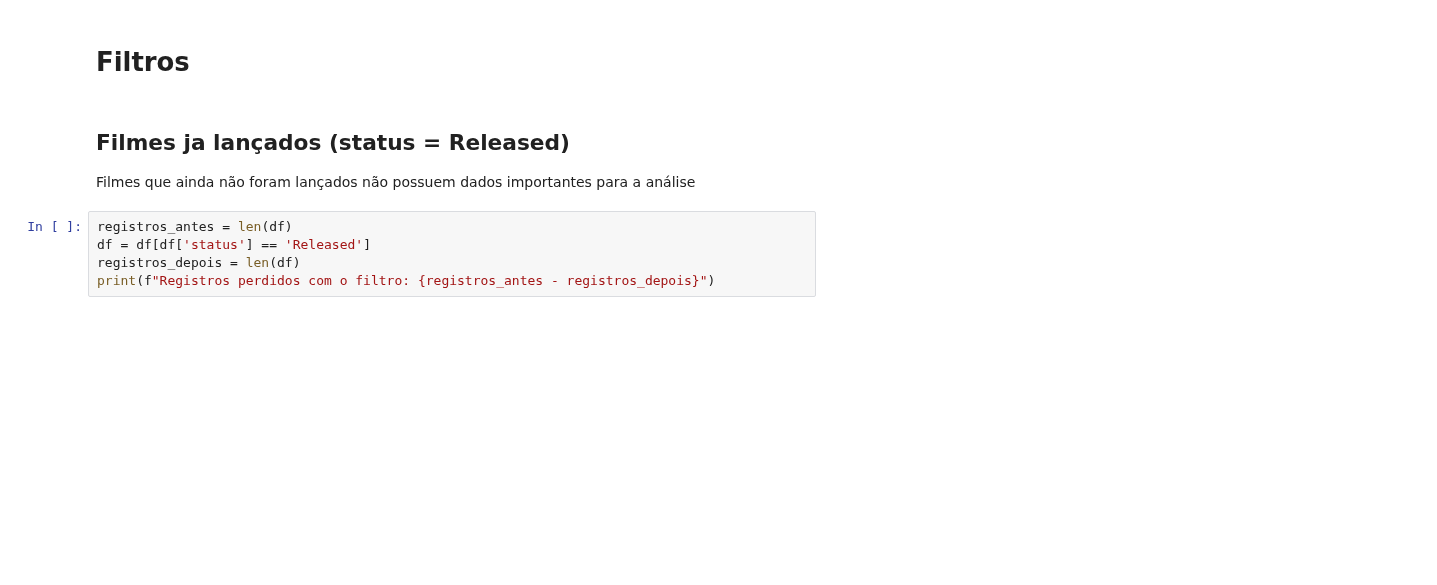
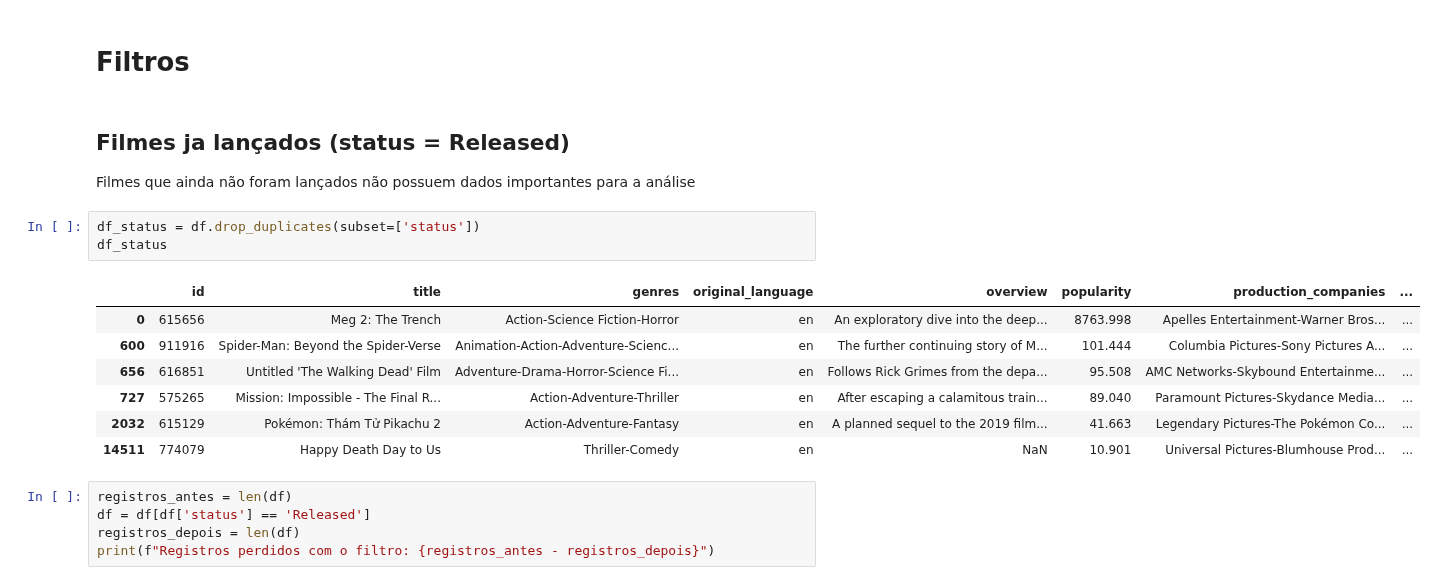
Before and after one commit to rodrigosantana24/projeto-pisi3, a Jupyter notebook: tratamento_gabriel.ipynb, the cells around one changed output. Cells and saved outputs as stored; diff of their text form; blank space fills up the shorter version.

```diff
--- a/tratamento_gabriel.ipynb
+++ b/tratamento_gabriel.ipynb
@@ -12,6 +12,17 @@ df =  pd.read_csv("movies.csv")
 # %% [markdown]
 ## Filmes ja lançados (status = Released)
 Filmes que ainda não foram lançados não possuem dados importantes para a análise
+# %%
+df_status = df.drop_duplicates(subset=['status'])
+df_status
+# %% [output]
+|  | id | title | genres | original_language | overview | popularity | production_companies | ... |
+| 0 | 615656 | Meg 2: The Trench | Action-Science Fiction-Horror | en | An exploratory dive into the deep... | 8763.998 | Apelles Entertainment-Warner Bros... | ... |
+| 600 | 911916 | Spider-Man: Beyond the Spider-Verse | Animation-Action-Adventure-Scienc... | en | The further continuing story of M... | 101.444 | Columbia Pictures-Sony Pictures A... | ... |
+| 656 | 616851 | Untitled 'The Walking Dead' Film | Adventure-Drama-Horror-Science Fi... | en | Follows Rick Grimes from the depa... | 95.508 | AMC Networks-Skybound Entertainme... | ... |
+| 727 | 575265 | Mission: Impossible - The Final R... | Action-Adventure-Thriller | en | After escaping a calamitous train... | 89.040 | Paramount Pictures-Skydance Media... | ... |
+| 2032 | 615129 | Pokémon: Thám Tử Pikachu 2 | Action-Adventure-Fantasy | en | A planned sequel to the 2019 film... | 41.663 | Legendary Pictures-The Pokémon Co... | ... |
+| 14511 | 774079 | Happy Death Day to Us | Thriller-Comedy | en | NaN | 10.901 | Universal Pictures-Blumhouse Prod... | ... |
 # %%
 registros_antes = len(df)
 df = df[df['status'] == 'Released']
```
Also changed, not shown: parts of 5 cells of this notebook, 1 other file.
